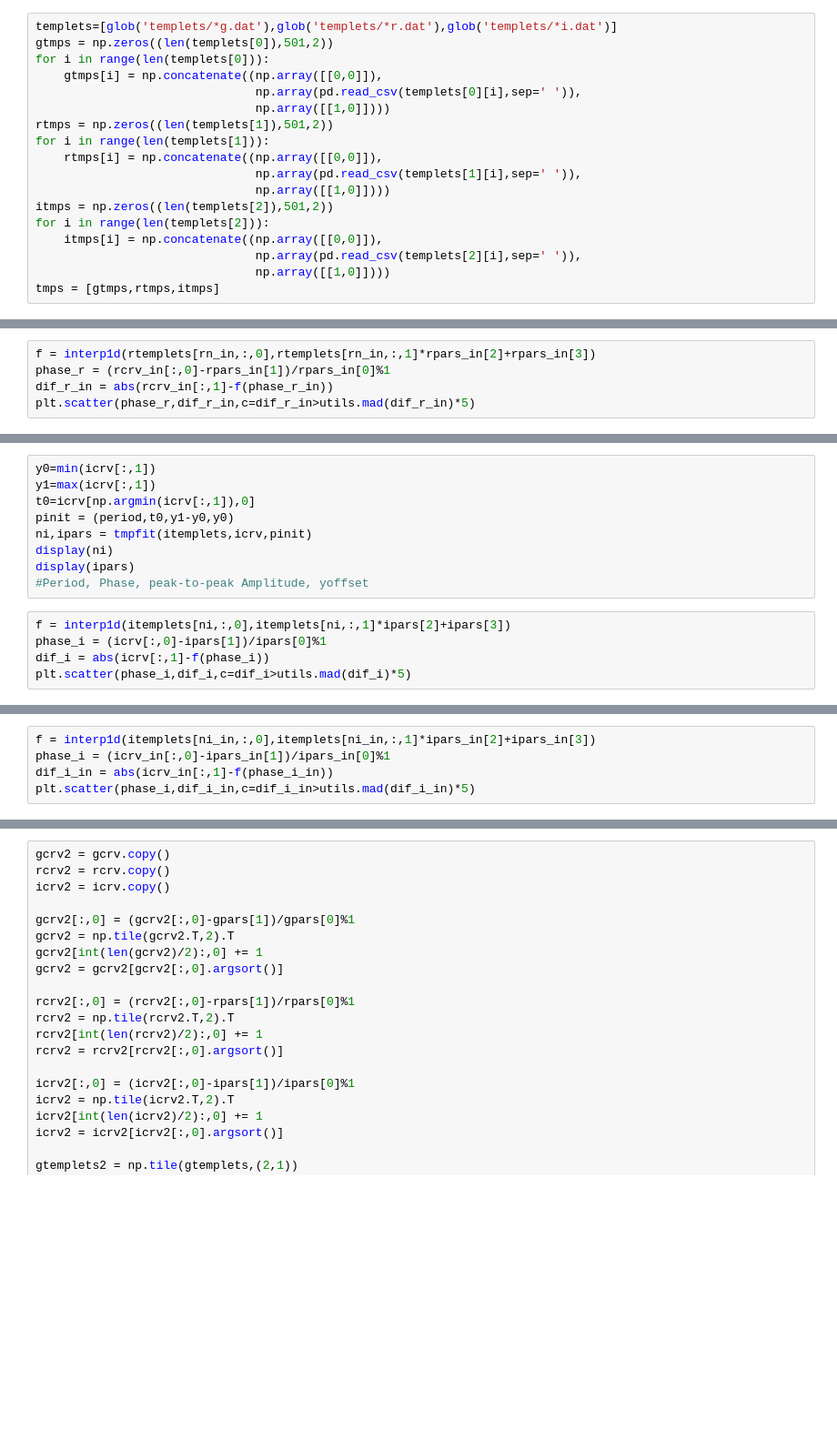
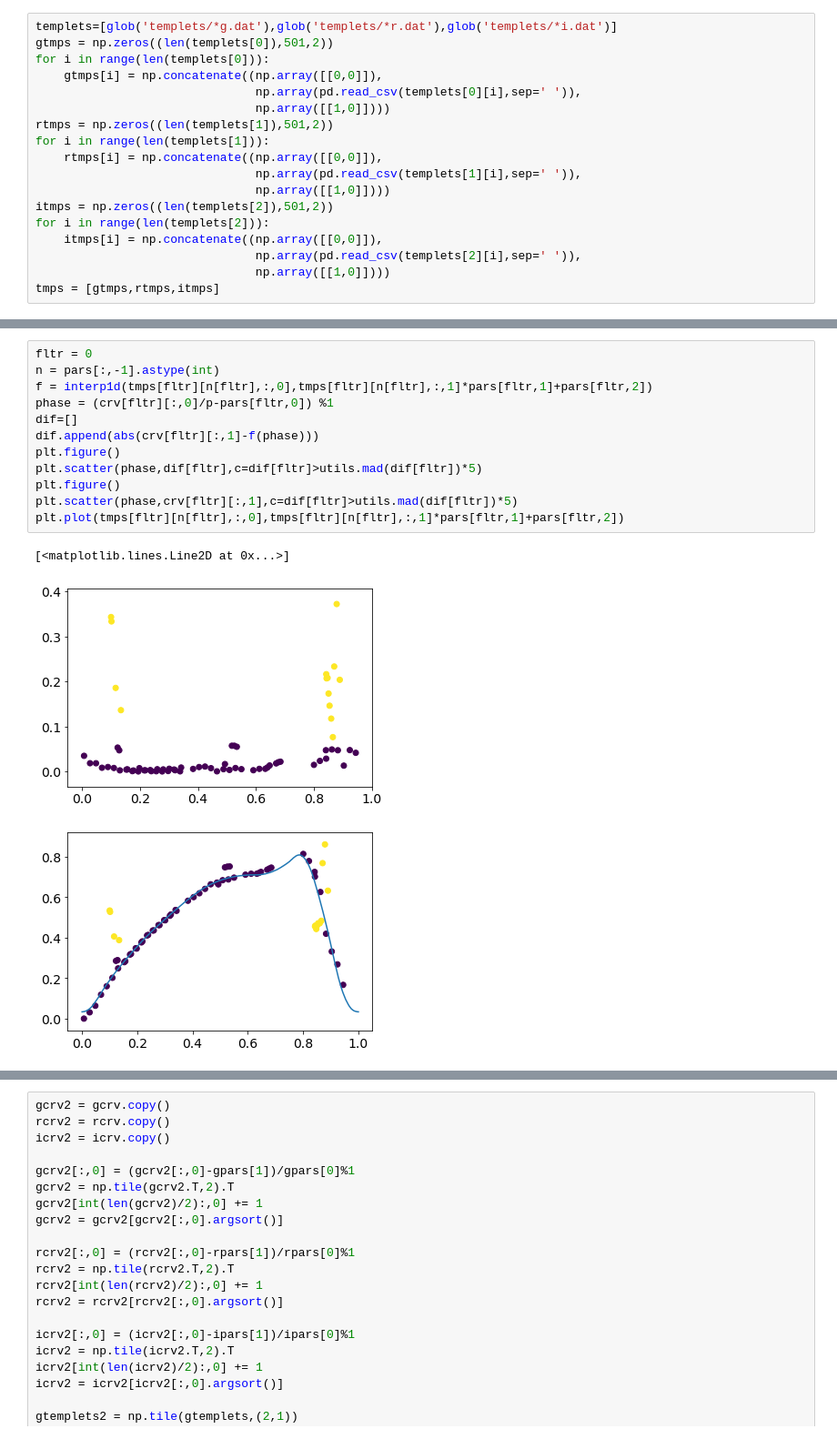
Before and after one commit to KyleLMatt/CurveFit, a Jupyter notebook: Templet Fitter.ipynb, the cells around one changed output, grey strips where cells are left out. Shown at 91% size. Saved outputs shown, nothing was run; the diff lists cells and outputs as text; blank space fills up the shorter version.

```diff
--- a/Templet Fitter.ipynb
+++ b/Templet Fitter.ipynb
@@ -371,5 +214,0 @@ display(rpars_in)
-# %%
-f = interp1d(rtemplets[rn_in,:,0],rtemplets[rn_in,:,1]*rpars_in[2]+rpars_in[3])
-phase_r = (rcrv_in[:,0]-rpars_in[1])/rpars_in[0]%1
-dif_r_in = abs(rcrv_in[:,1]-f(phase_r_in))
-plt.scatter(phase_r,dif_r_in,c=dif_r_in>utils.mad(dif_r_in)*5)
@@ -380,14 +214,0 @@ plt.plot(rtemplets[rn,:,0],rtemplets[rn,:,1]*rpars[2]+rpars[3],c='black')
-# %%
-y0=min(icrv[:,1])
-y1=max(icrv[:,1])
-t0=icrv[np.argmin(icrv[:,1]),0]
-pinit = (period,t0,y1-y0,y0)
-ni,ipars = tmpfit(itemplets,icrv,pinit)
-display(ni)
-display(ipars)
-#Period, Phase, peak-to-peak Amplitude, yoffset
-# %%
-f = interp1d(itemplets[ni,:,0],itemplets[ni,:,1]*ipars[2]+ipars[3])
-phase_i = (icrv[:,0]-ipars[1])/ipars[0]%1
-dif_i = abs(icrv[:,1]-f(phase_i))
-plt.scatter(phase_i,dif_i,c=dif_i>utils.mad(dif_i)*5)
@@ -411,5 +214,0 @@ display(ipars_in)
-# %%
-f = interp1d(itemplets[ni_in,:,0],itemplets[ni_in,:,1]*ipars_in[2]+ipars_in[3])
-phase_i = (icrv_in[:,0]-ipars_in[1])/ipars_in[0]%1
-dif_i_in = abs(icrv_in[:,1]-f(phase_i_in))
-plt.scatter(phase_i,dif_i_in,c=dif_i_in>utils.mad(dif_i_in)*5)
@@ -424,0 +285,16 @@ period2
+# %%
+fltr = 0
+n = pars[:,-1].astype(int)
+f = interp1d(tmps[fltr][n[fltr],:,0],tmps[fltr][n[fltr],:,1]*pars[fltr,1]+pars[fltr,2])
+phase = (crv[fltr][:,0]/p-pars[fltr,0]) %1
+dif=[]
+dif.append(abs(crv[fltr][:,1]-f(phase)))
+plt.figure()
+plt.scatter(phase,dif[fltr],c=dif[fltr]>utils.mad(dif[fltr])*5)
+plt.figure()
+plt.scatter(phase,crv[fltr][:,1],c=dif[fltr]>utils.mad(dif[fltr])*5)
+plt.plot(tmps[fltr][n[fltr],:,0],tmps[fltr][n[fltr],:,1]*pars[fltr,1]+pars[fltr,2])
+# %% [output]
+[<matplotlib.lines.Line2D at 0x...>]
+[figure, added]
+[figure, added]
```
Also changed, not shown: parts of 36 cells of this notebook.
